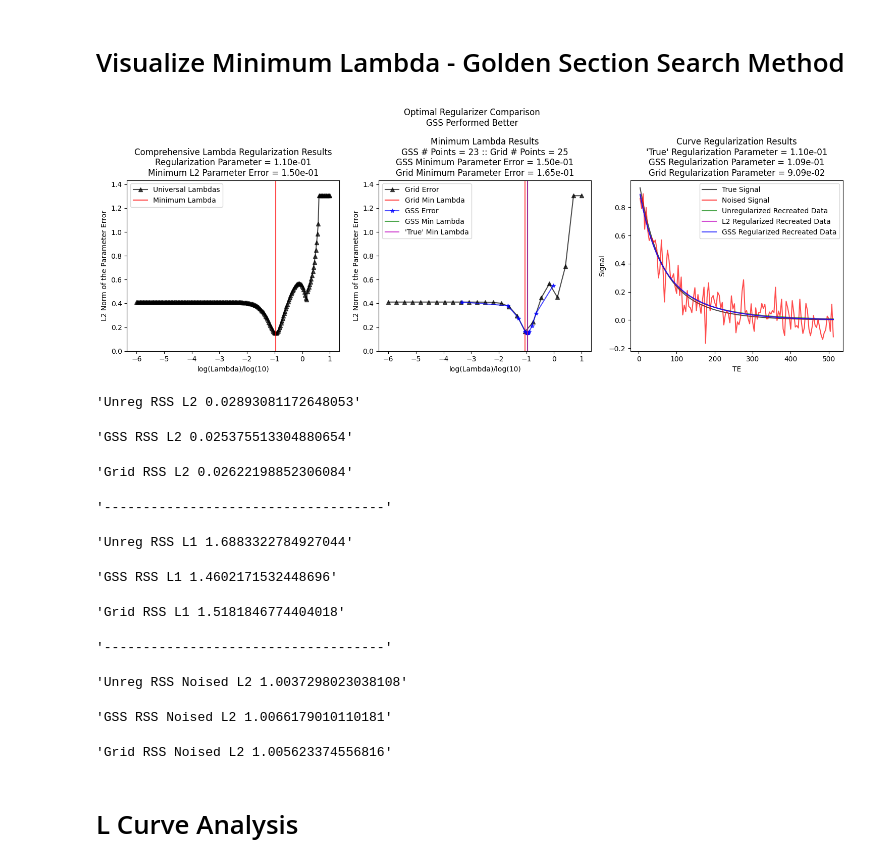
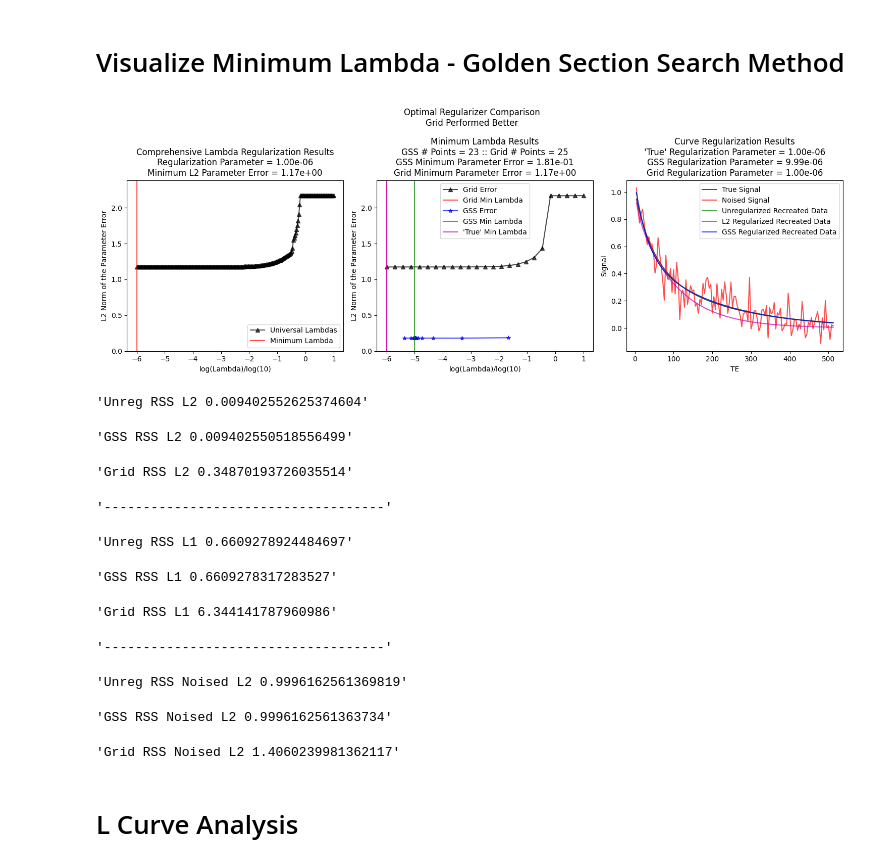
Before and after one commit to Griffin997/OptimalRegularizer, a Jupyter notebook: Generate_LambdaOpt.ipynb, the cells around one changed output. Saved outputs shown, nothing was run; the diff lists cells and outputs as text; code cells hidden in the pictures.

```diff
--- a/Generate_LambdaOpt.ipynb
+++ b/Generate_LambdaOpt.ipynb
@@ -16,12 +17,11 @@ import torch
 # %% [markdown]
 # Define Parameters
 # %%
-SNR = 175
+SNR = 10
 n_elements = 128
 d_start = 4
 d_increment = 4
 
-ob_weight = 100
 Nth = 10
 
 n_noise_realizations = 10
@@ -46,13 +46,12 @@ assert(tdata[-1]==d_increment*n_elements)
 lambdas_test = np.logspace(lambdaA, lambdaB, int(est_GSS_steps))
 lambdas_comprehensive = np.logspace(lambdaA, lambdaB, 251)
 
-noise_sd_test = 1/10
-
 c1 = 0.5
 c2 = 0.5
 T21 = 45
-T22 = 100
+T22 = 200
 
+ob_weight = 100
 upper_bound = [1,1,500,1500] #Set upper bound on parameters c1, c2, T21, T22, respectively
 true_params = np.array([c1, c2, T21, T22]) #Set initial guesses
 initial_params = true_params
@@ -60,10 +59,11 @@ initial_params = true_params
 agg_array = np.array([1,1,1/ob_weight, 1/ob_weight])
 # agg_array = np.array(1/initial_params)
 
+round_Params = [round(num, 2) for num in true_params]
+pList = ', '.join(str(x) for x in round_Params)
+
 ############
 #Actual parameter sets to investigate
-noise_sd = 1/SNR
-
 c1_set = np.array([0.1, 0.3, 0.5, 0.7, 0.9])
 c2_set = 1 - c1_set
 T21_set = np.array([10, 20, 30, 40, 50, 60])
@@ -80,6 +80,11 @@ plt.style.use('default')
 # %%
 #Two parameter definition of s(t) with regularization parameter lambda
 def G(t, con_1, con_2, tau_1, tau_2):
+    function = con_1*np.exp(-t/tau_1) + con_2*np.exp(-t/tau_2)
+    return function
+
+def G3(t, con_1, tau_1, tau_2):
+    con_2 = 1 - con_1
     function = con_1*np.exp(-t/tau_1) + con_2*np.exp(-t/tau_2)
     return function
 
@@ -390,13 +330,13 @@ ax[2].legend()
 # %%
 noiseless_curve = G(tdata, c1, c2, T21, T22)
 
-data = noiseless_curve + noise(noise_sd_test)
+data = add_noise(noiseless_curve, SNR)
 
 unreg_params = estimate_parameters(data, 0)
 
-opt_params_comp, min_error_lambda_comp, error_array_comp = find_minLambda_L2grid_omni(data, c1, c2, T21, T22, lambdas = lambdas_comprehensive)
-opt_params_GSS, min_error_lambda_GSS, lambda_list_GSS, error_array_GSS = find_minLambda_GSS_omni(data, c1, c2, T21, T22)
-opt_params_grid, min_error_lambda_grid, error_array_grid = find_minLambda_L2grid_omni(data, c1, c2, T21, T22, lambdas = lambdas_test)
+opt_params_comp, min_error_lambda_comp, error_array_comp = find_minLambda_L2grid_omni(data, true_params, lambdas = lambdas_comprehensive)
+opt_params_GSS, min_error_lambda_GSS, lambda_list_GSS, error_array_GSS = find_minLambda_GSS_omni(data, true_params)
+opt_params_grid, min_error_lambda_grid, error_array_grid = find_minLambda_L2grid_omni(data, true_params, lambdas = lambdas_test)
 
 lamda_list_ind_sort = np.argsort(lambda_list_GSS)
 lambda_list_sorted = np.take_along_axis(np.array(lambda_list_GSS), lamda_list_ind_sort, axis=0)
@@ -456,45 +396,45 @@ ax[2].plot(tdata, unreg_curve, label = 'Unregularized Recreated Data', alpha = 0
 ax[2].plot(tdata, recreated_curve_grid, label = 'L2 Regularized Recreated Data', alpha = 0.7, color ='m', ls = '-')
 ax[2].plot(tdata, recreated_curve_GSS, label = 'GSS Regularized Recreated Data', alpha = 0.7, color ='b', ls = '-')
 ax[2].set_xlabel('TE')
 ax[2].set_ylabel('Signal')
 ax[2].set_title('Curve Regularization Results' +
                 "\n'True' Regularization Parameter = " + "{:.2e}".format(min_error_lambda_comp) +
                 '\nGSS Regularization Parameter = ' + "{:.2e}".format(min_error_lambda_GSS) +
                 '\nGrid Regularization Parameter = ' + "{:.2e}".format(min_error_lambda_grid))
 ax[2].legend()
 
 if abs(min_error_lambda_GSS - min_error_lambda_comp) < abs(min_error_lambda_grid - min_error_lambda_comp):
     fig.suptitle("Optimal Regularizer Comparison" + '\nGSS Performed Better')
 else:
     fig.suptitle("Optimal Regularizer Comparison" + '\nGrid Performed Better')
 
 plt.show()
 
 ### Output for all RSS metrics
 display(f"Unreg RSS L2 {unreg_RSS}")
 display(f"GSS RSS L2 {recreated_RSS_GSS}")
 display(f"Grid RSS L2 {recreated_RSS_grid}")
 display("------------------------------------")
 display(f"Unreg RSS L1 {unreg_RSS_L1}")
 display(f"GSS RSS L1 {recreated_RSS_GSS_L1}")
 display(f"Grid RSS L1 {recreated_RSS_grid_L1}")
 display("------------------------------------")
 display(f"Unreg RSS Noised L2 {unreg_RSS_noised}")
 display(f"GSS RSS Noised L2 {recreated_RSS_GSS_noised}")
 display(f"Grid RSS Noised L2 {recreated_RSS_grid_noised}")
 # %% [output]
-[figure, old version]
+[figure, new version]
-'Unreg RSS L2 0.02893081172648053'
+'Unreg RSS L2 0.009402552625374604'
-'GSS RSS L2 0.025375513304880654'
+'GSS RSS L2 0.009402550518556499'
-'Grid RSS L2 0.02622198852306084'
+'Grid RSS L2 0.34870193726035514'
 '------------------------------------'
-'Unreg RSS L1 1.6883322784927044'
+'Unreg RSS L1 0.6609278924484697'
-'GSS RSS L1 1.4602171532448696'
+'GSS RSS L1 0.6609278317283527'
-'Grid RSS L1 1.5181846774404018'
+'Grid RSS L1 6.344141787960986'
 '------------------------------------'
-'Unreg RSS Noised L2 1.0037298023038108'
+'Unreg RSS Noised L2 0.9996162561369819'
-'GSS RSS Noised L2 1.0066179010110181'
+'GSS RSS Noised L2 0.9996162561363734'
-'Grid RSS Noised L2 1.005623374556816'
+'Grid RSS Noised L2 1.4060239981362117'
 # %% [markdown]
 # L Curve Analysis
 # %%
```
Also changed, not shown: parts of 8 cells of this notebook.
